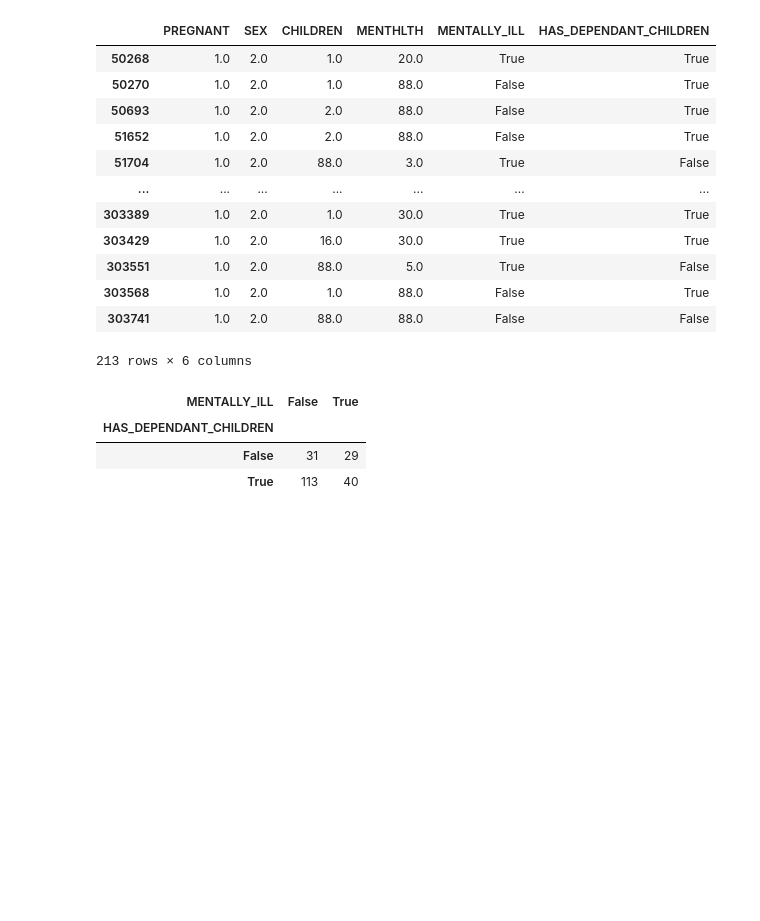
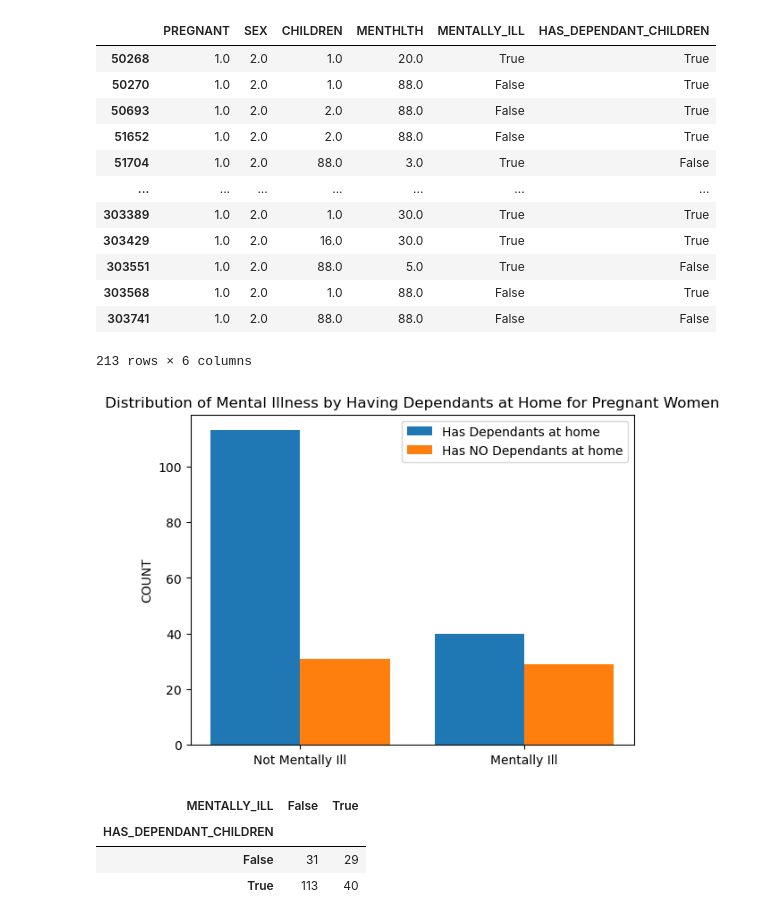
Before and after one commit to alexanderdaffara/dsc-hypothesis-testing-lab, a Jupyter notebook: index.ipynb, the cells around one changed output. Saved outputs shown, nothing was run; the diff lists cells and outputs as text; code cells hidden in the pictures; blank space fills up the shorter version.

Commit message:
added final graph

```diff
--- a/index.ipynb
+++ b/index.ipynb
@@ -548,6 +548,27 @@ df
 | 303568 | 1.0 | 2.0 | 1.0 | 88.0 | False | True |
 | 303741 | 1.0 | 2.0 | 88.0 | 88.0 | False | False |
 213 rows × 6 columns
+# %%
+has_dependant = df.loc[df["HAS_DEPENDANT_CHILDREN"] == True, "MENTALLY_ILL"].map(lambda x: 1 if x else 0)
+has_no_dependant = df.loc[df["HAS_DEPENDANT_CHILDREN"] == False, "MENTALLY_ILL"].map(lambda x: 1 if x else 0)
+
+fig, ax = plt.subplots()
+
+ax.hist(
+    x=[has_dependant, has_no_dependant],
+    label=["Has Dependants at home", "Has NO Dependants at home"],
+    bins=[0,1,2],
+    align="left"
+)
+
+ax.set_ylabel("COUNT")
+ax.set_xticks([0,1])
+ax.set_xticklabels(["Not Mentally Ill", "Mentally Ill"])
+ax.set_title("Distribution of Mental Illness by Having Dependants at Home for Pregnant Women")
+
+ax.legend();
+# %% [output]
+[figure, added]
 # %%
 contingency_table = pd.crosstab(index=df["HAS_DEPENDANT_CHILDREN"], columns=df["MENTALLY_ILL"])
 contingency_table
```
